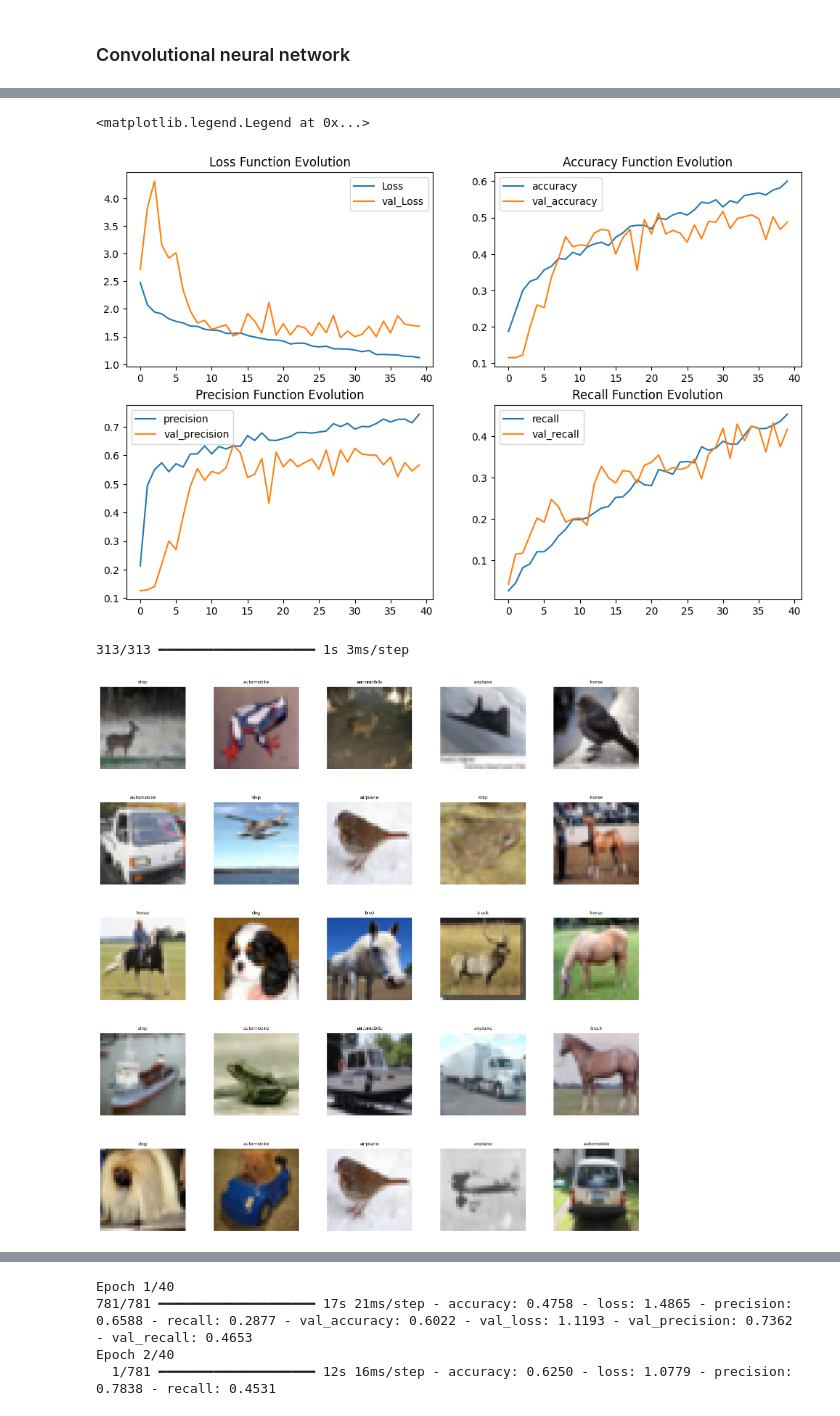
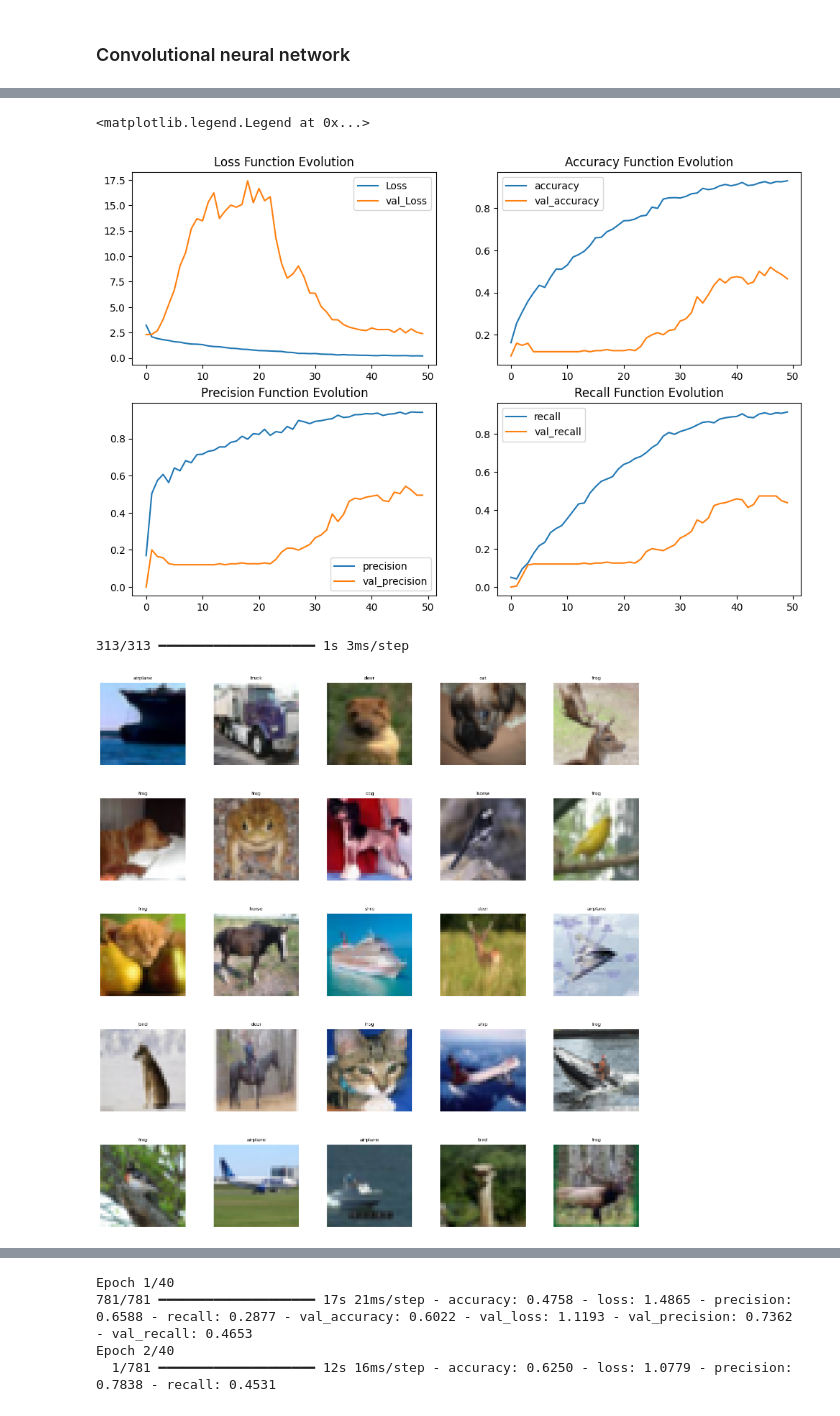
Before and after one commit to stephensusanto/MLDM, a Jupyter notebook: COMP5318-assignment2-template-notebook.ipynb, the cells around one changed output, grey strips where cells are left out. Drawn from its saved outputs; the diff is of its cells as text; code cells hidden in the pictures.

```diff
--- a/COMP5318-assignment2-template-notebook.ipynb
+++ b/COMP5318-assignment2-template-notebook.ipynb
@@ -158,7 +167,7 @@ plt.figure(figsize=(12, 6))
 for i, idx in enumerate(indices):
     plt.subplot(2, 5, i + 1)
     plt.imshow(X_train[idx])
-    plt.title(class_names[y_train_flat[idx]])
+    plt.title(class_names[y_train[idx]])
     plt.axis('off')
 plt.suptitle("Examples of Preprocessed CIFAR-10 Images", fontsize=14)
 plt.tight_layout()
@@ -487,13 +446,0 @@ early_stop = EarlyStopping(monitor='val_loss', patience=5)
-# %%
-batch_size = 32
-data_generator = ImageDataGenerator(width_shift_range=0.1, height_shift_range=0.1, horizontal_flip=True)
-train_generator = data_generator.flow(X_small_norm, y_small_cat, batch_size)
-steps_per_epoch = X_train.shape[0] // batch_size
-
-r = cnn.fit(train_generator,
-              epochs=40,
-              steps_per_epoch=steps_per_epoch,
-              validation_data=(X_test_small_norm, y_test_small_cat),
-#               callbacks=[early_stop],
-#               batch_size=batch_size,
-             )
@@ -528,0 +447,15 @@ Test Recall: 0.4410
+# %%
+# Training CNN with small dataset
+base_cnn = cnn.fit(
+    X_small_norm, y_small_cat,
+    epochs = 50,
+    batch_size = 128,
+    validation_split = 0.1,
+    verbose = 1,
+    shuffle = True
+)
+
+test_loss, test_acc_cnn, test_precision, test_recall = cnn.evaluate(X_test_norm, y_test_cat, verbose=0)
+print(f"Test Accuracy: {test_acc_cnn:.4f}")
+print(f"Test Precision: {test_precision:.4f}")
+print(f"Test Recall: {test_recall:.4f}")
@@ -530,67 +481,67 @@ Test Recall: 0.4410
 plt.figure(figsize=(12, 16))
 
 plt.subplot(4, 2, 1)
-plt.plot(r.history['loss'], label='Loss')
-plt.plot(r.history['val_loss'], label='val_Loss')
+plt.plot(base_cnn.history['loss'], label='Loss')
+plt.plot(base_cnn.history['val_loss'], label='val_Loss')
 plt.title('Loss Function Evolution')
 plt.legend()
 
 plt.subplot(4, 2, 2)
-plt.plot(r.history['accuracy'], label='accuracy')
-plt.plot(r.history['val_accuracy'], label='val_accuracy')
+plt.plot(base_cnn.history['accuracy'], label='accuracy')
+plt.plot(base_cnn.history['val_accuracy'], label='val_accuracy')
 plt.title('Accuracy Function Evolution')
 plt.legend()
 
 plt.subplot(4, 2, 3)
-plt.plot(r.history['precision'], label='precision')
-plt.plot(r.history['val_precision'], label='val_precision')
+plt.plot(base_cnn.history['precision'], label='precision')
+plt.plot(base_cnn.history['val_precision'], label='val_precision')
 plt.title('Precision Function Evolution')
 plt.legend()
 
 plt.subplot(4, 2, 4)
-plt.plot(r.history['recall'], label='recall')
-plt.plot(r.history['val_recall'], label='val_recall')
+plt.plot(base_cnn.history['recall'], label='recall')
+plt.plot(base_cnn.history['val_recall'], label='val_recall')
 plt.title('Recall Function Evolution')
 plt.legend()
 # %% [output]
 <matplotlib.legend.Legend at 0x...>
-[figure, old version]
+[figure, new version]
 # %%
 # Define the labels of the dataset
 labels = ['airplane', 'automobile', 'bird', 'cat', 'deer',
           'dog', 'frog', 'horse', 'ship', 'truck']
-y_pred = cnn.predict(X_test)
+y_pred = cnn.predict(X_test_norm)
 y_pred = np.argmax(y_pred, axis=1)
-# Let's view more images in a grid format
+
 # Define the dimensions of the plot grid
 W_grid = 5
 L_grid = 5
 
 # fig, axes = plt.subplots(L_grid, W_grid)
 # subplot return the figure object and axes object
 # we can use the axes object to plot specific figures at various locations
 
 fig, axes = plt.subplots(L_grid, W_grid, figsize = (17,17))
 
 axes = axes.ravel() # flaten the 15 x 15 matrix into 225 array
 
 n_test = len(X_test) # get the length of the train dataset
 
 # Select a random number from 0 to n_train
 for i in np.arange(0, W_grid * L_grid): # create evenly spaces variables
 
     # Select a random number
     index = np.random.randint(0, n_test)
     # read and display an image with the selected index
     axes[i].imshow(X_test[index,1:])
     label_index = int(y_pred[index])
     axes[i].set_title(labels[label_index], fontsize = 8)
     axes[i].axis('off')
 
 plt.subplots_adjust(hspace=0.4)
 # %% [output]
 313/313 ━━━━━━━━━━━━━━━━━━━━ 1s 3ms/step
-[figure, old version]
+[figure, new version]
 # %%
 
 # Define base models
```
Also changed, not shown: parts of 29 cells of this notebook.
